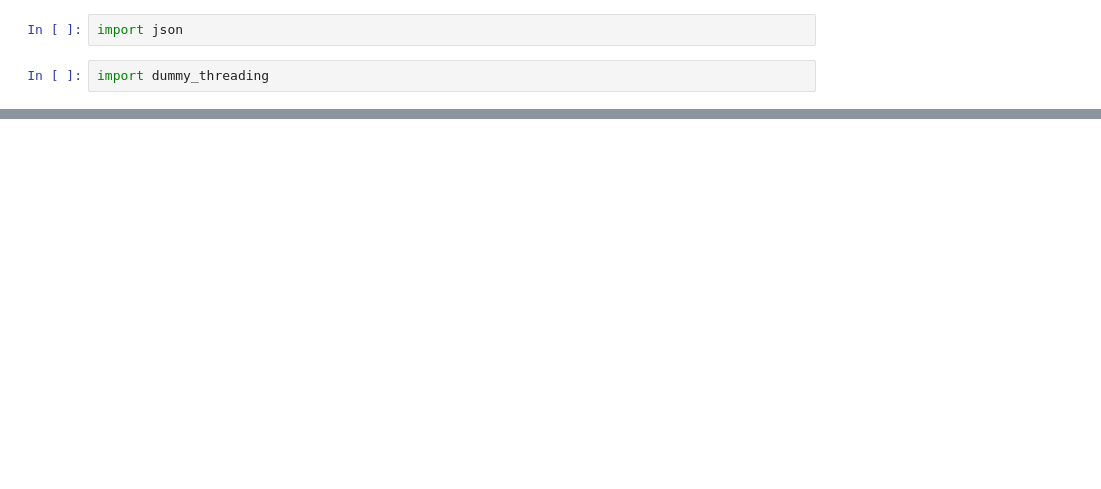
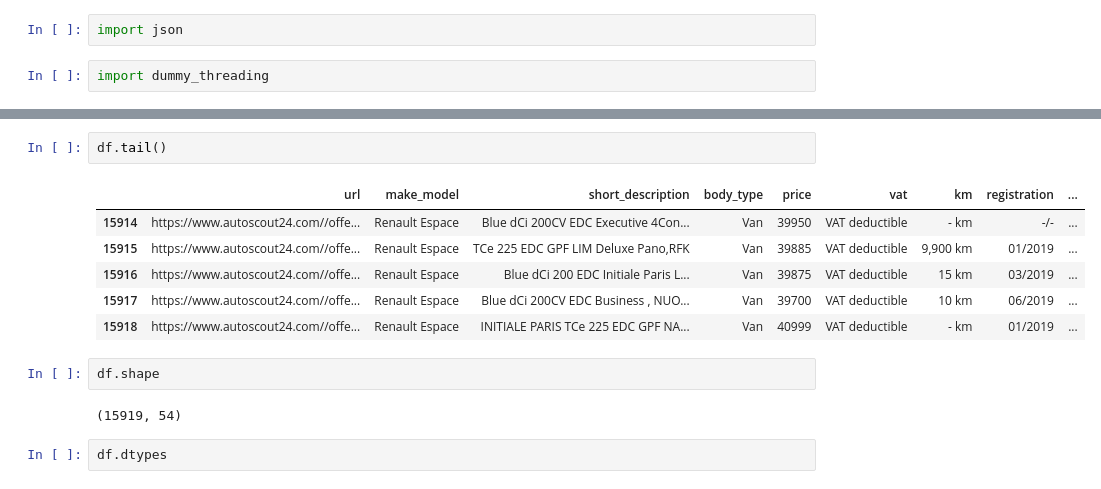
Before and after one commit to nadireus/AUTOSCOUT-P, a Jupyter notebook: AutoScout_Data_Analysis_Project.ipynb, the cells around one changed output, grey strips where cells are left out. Cells and saved outputs as stored; diff of their text form; blank space fills up the shorter version.

```diff
--- a/AutoScout_Data_Analysis_Project.ipynb
+++ b/AutoScout_Data_Analysis_Project.ipynb
@@ -16,0 +47,15 @@ df=pd.read_json("scout_car.json", lines=True)
+# %%
+df.tail()
+# %% [output]
+|  | url | make_model | short_description | body_type | price | vat | km | registration | ... |
+| 15914 | https://www.autoscout24.com//offe... | Renault Espace | Blue dCi 200CV EDC Executive 4Con... | Van | 39950 | VAT deductible | - km | -/- | ... |
+| 15915 | https://www.autoscout24.com//offe... | Renault Espace | TCe 225 EDC GPF LIM Deluxe Pano,RFK | Van | 39885 | VAT deductible | 9,900 km | 01/2019 | ... |
+| 15916 | https://www.autoscout24.com//offe... | Renault Espace | Blue dCi 200 EDC Initiale Paris L... | Van | 39875 | VAT deductible | 15 km | 03/2019 | ... |
+| 15917 | https://www.autoscout24.com//offe... | Renault Espace | Blue dCi 200CV EDC Business , NUO... | Van | 39700 | VAT deductible | 10 km | 06/2019 | ... |
+| 15918 | https://www.autoscout24.com//offe... | Renault Espace | INITIALE PARIS TCe 225 EDC GPF NA... | Van | 40999 | VAT deductible | - km | 01/2019 | ... |
+# %%
+df.shape
+# %% [output]
+(15919, 54)
+# %%
+df.dtypes
```
Also changed, not shown: parts of 17 cells of this notebook.
